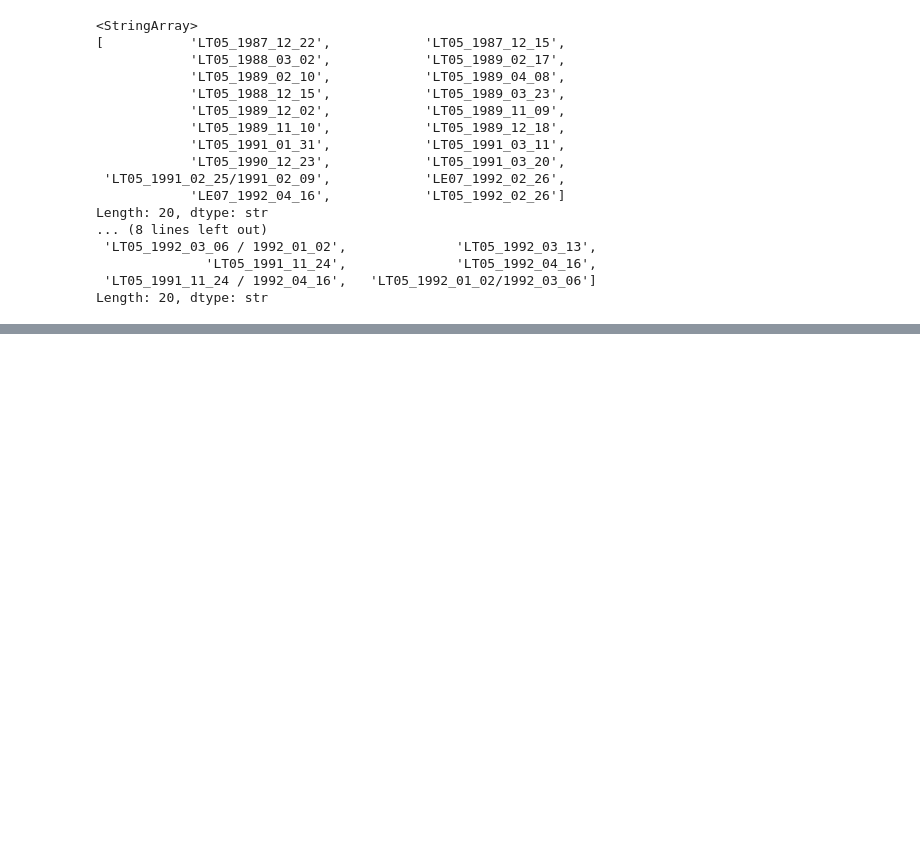
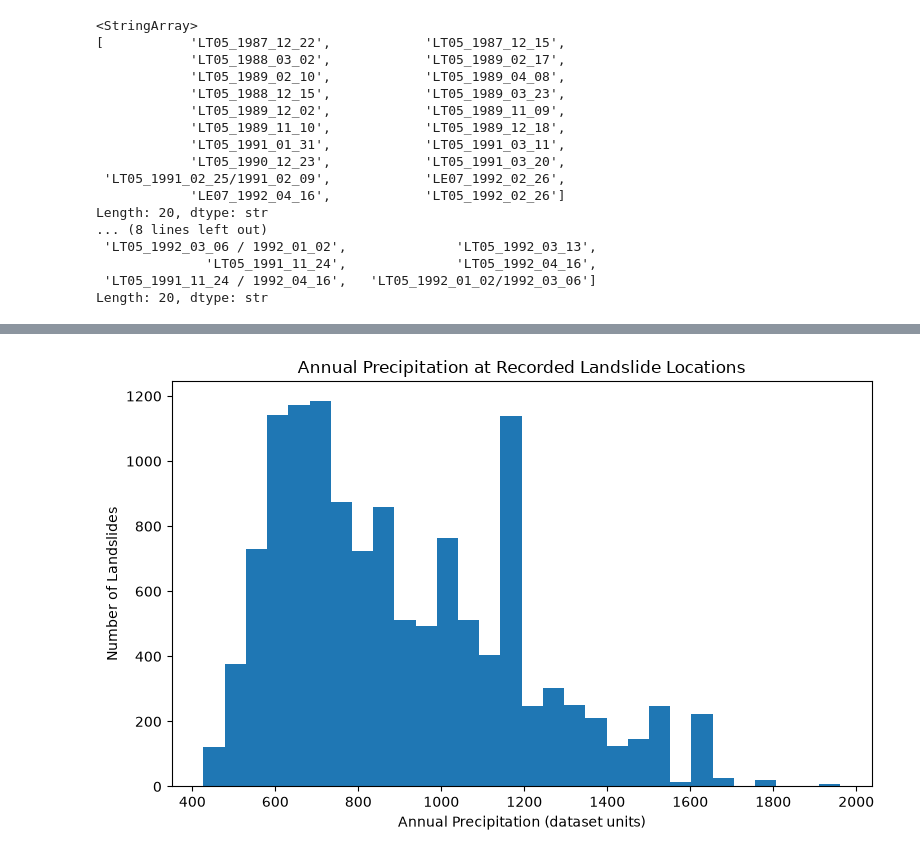
Before and after one commit to Prasuna-Pokharel/nepal-landslide-ml, a Jupyter notebook: notebooks/01_data_exploration.ipynb, the cells around one changed output, grey strips where cells are left out. Cells and saved outputs as stored; diff of their text form; code cells hidden in the pictures; blank space fills up the shorter version.

```diff
--- a/notebooks/01_data_exploration.ipynb
+++ b/notebooks/01_data_exploration.ipynb
@@ -374,0 +608,13 @@ Length: 20, dtype: str
+# %%
+# Plot annual precipitation values.
+plt.figure(figsize=(8, 5))
+plt.hist(df["1Yr_TotPcP"].dropna(), bins=30)
+
+plt.title("Annual Precipitation at Recorded Landslide Locations")
+plt.xlabel("Annual Precipitation (dataset units)")
+plt.ylabel("Number of Landslides")
+
+plt.tight_layout()
+plt.show()
+# %% [output]
+[figure, added]
```
Also changed, not shown: parts of 43 cells of this notebook, 1 other file.
